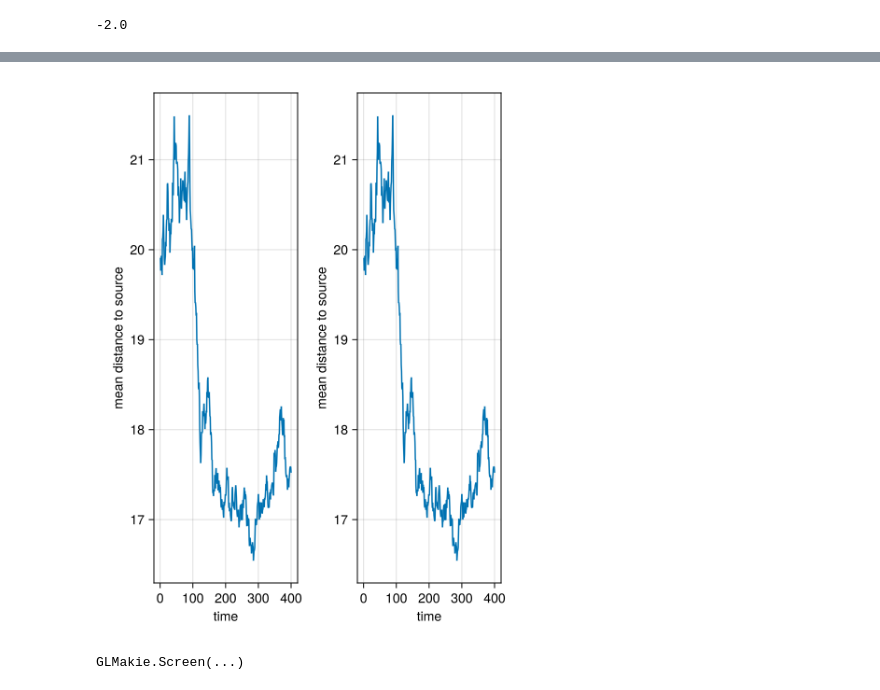
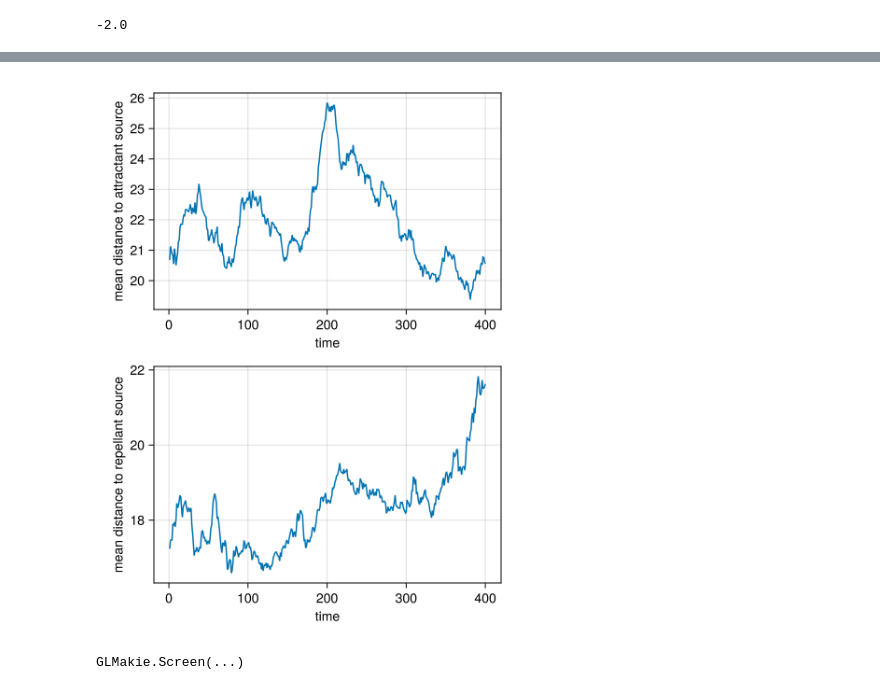
Before and after one commit to jmarib/CellBasedModels.jl, a Jupyter notebook: examples/chemotaxis_agents.ipynb, the cells around one changed output, grey strips where cells are left out. Saved outputs shown, nothing was run; the diff lists cells and outputs as text; code cells hidden in the pictures.

Commit message:
two_sources_inverse

```diff
--- a/examples/chemotaxis_agents.ipynb
+++ b/examples/chemotaxis_agents.ipynb
@@ -406,8 +406,8 @@ rods2DChemotaxis_2 = ABM(2,
 
         dt(x) = vx
         dt(y) = vy
-        dt(vx) = -β * vx + fx / m + active * fChem * cos(theta) * mm #Added term so that S positive or negative has effect (have both attractant and repellant)
-        dt(vy) = -β * vy + fy / m + active * fChem * sin(theta) * mm
+        dt(vx) = -β * vx + fx / m + active * fChem * cos(theta)     #*mm first try
+        dt(vy) = -β * vy + fy / m + active * fChem * sin(theta)
         dt(theta) = ω
         dt(ω) = W / (m * (d + l)^2 / 12 + m * d^2) - βω * ω
     end,
@@ -433,7 +433,11 @@ rods2DChemotaxis_2 = ABM(2,
         elseif tTumble < t && !active
             ω = 0.0
             active = true
-            tTumble += CBMDistributions.exponential((2 - mm) * τTumble)
+            if S < 0        #Second try
+                tTumble += CBMDistributions.exponential((- mm) * τTumble)
+            elseif S >= 0
+                tTumble += CBMDistributions.exponential((2 - mm) * τTumble)
+            end
         end
 
         if x < simBox[1,1]
@@ -497,8 +501,8 @@ com_2.βω = 0.8
 com_2.fChem = 1.0
 com_2.τTumble = 2.0
 com_2.ωTumble = 1.0
-com_2.DMedium = 0.1
-com_2.DSource = 0.063
+com_2.DMedium = 0.01
+com_2.DSource = 0.07
 
 com_2.m .= 1.0
 com_2.d .= 1.0
@@ -512,6 +516,12 @@ com_2.theta .= rand(Uniform(0, 2π), com_2.N)
 src1 = 1
 src2 = 2
 
+com_2.x[src1] = 10.0
+com_2.y[src1] = -10.0
+
+com_2.x[src2] = -10.0
+com_2.y[src2] = 10.0
+
 com_2.isSource .= false
 com_2.isSource[src1] = true
 com_2.isSource[src2] = true
@@ -583,40 +593,40 @@ using Statistics
 
 d = getParameter(com_2, [:x, :y, :S, :isSource])
 
-src_id = findfirst(d[:isSource][1])
-src_id_2 = findfirst(d[:isSource][2])
+# src_id = findfirst(d[:isSource][1])
+# src_id_2 = findfirst(d[:isSource][2])
 
 t = [pt.t for pt in com_2.pastTimes]
 
 # mean distance to source
 mean_dist_1 = [
     mean(
         sqrt.(
-            (d[:x][k] .- d[:x][k][src_id]).^2 .+
-            (d[:y][k] .- d[:y][k][src_id]).^2
+            (d[:x][k] .- d[:x][k][1]).^2 .+
+            (d[:y][k] .- d[:y][k][1]).^2
         )[.!d[:isSource][k]]
     )
     for k in eachindex(t)
 ]
 mean_dist_2 = [
     mean(
         sqrt.(
-            (d[:x][k] .- d[:x][k][src_id_2]).^2 .+
-            (d[:y][k] .- d[:y][k][src_id_2]).^2
+            (d[:x][k] .- d[:x][k][2]).^2 .+
+            (d[:y][k] .- d[:y][k][2]).^2
         )[.!d[:isSource][k]]
     )
     for k in eachindex(t)
 ]
 
 fig = Figure(size=(450, 600))
 
-ax1 = Axis(fig[1,1], xlabel="time", ylabel="mean distance to source")
+ax1 = Axis(fig[1,1], xlabel="time", ylabel="mean distance to attractant source")
 lines!(ax1, t, mean_dist_1)
 
-ax2 = Axis(fig[1,2], xlabel="time", ylabel="mean distance to source")
+ax2 = Axis(fig[2,1], xlabel="time", ylabel="mean distance to repellant source")
 lines!(ax2, t, mean_dist_2)
 
 display(fig)
 # %% [output]
-[figure, old version]
+[figure, new version]
 GLMakie.Screen(...)
```
Also changed, not shown: parts of 2 cells of this notebook.
